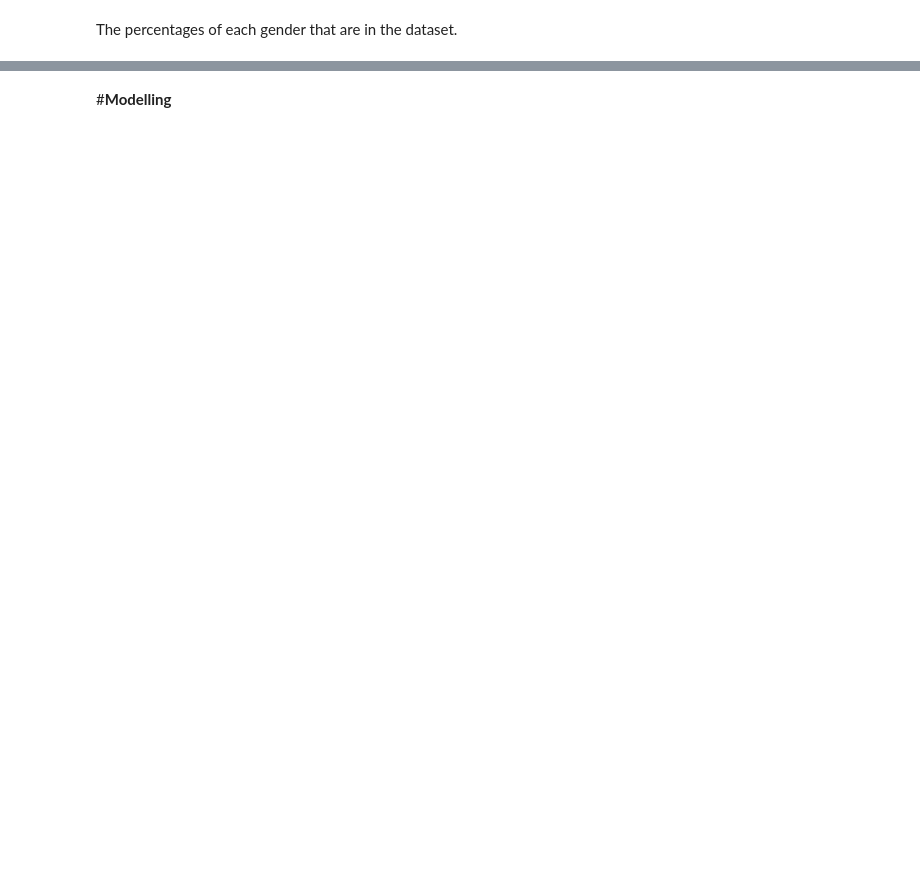
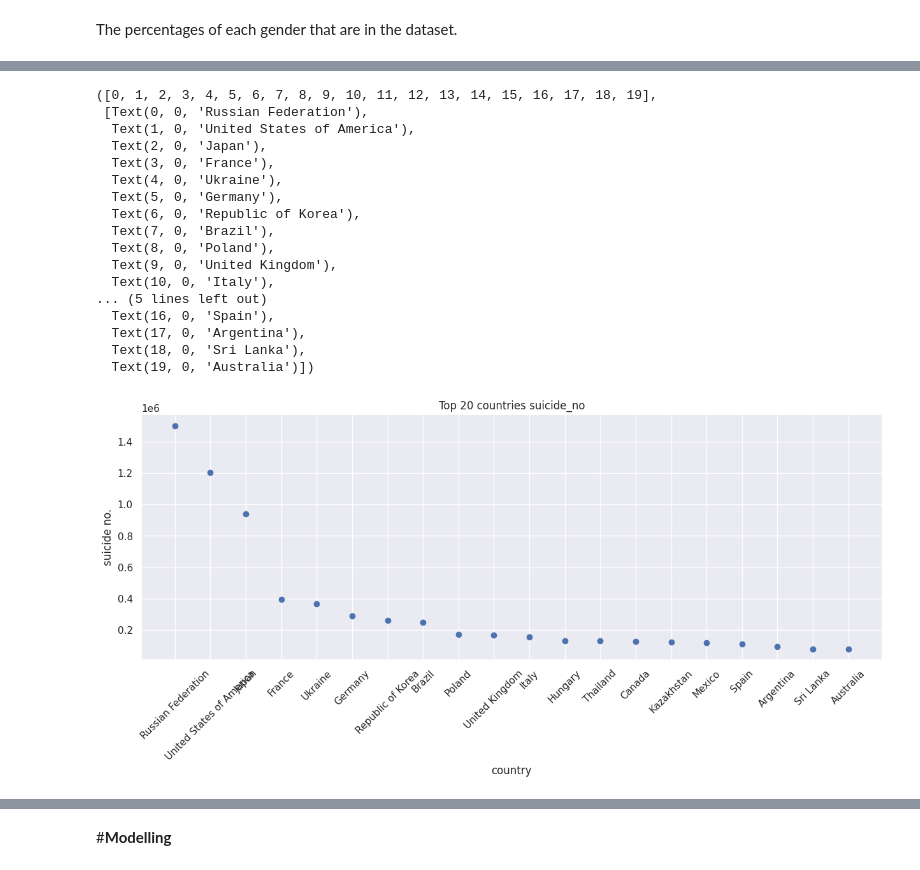
Before and after one commit to hegame1998/Suicide-Statistic, a Jupyter notebook: WHO_Suicide_Statistics.ipynb, the cells around one changed output, grey strips where cells are left out. Saved outputs shown, nothing was run; the diff lists cells and outputs as text; code cells hidden in the pictures; blank space fills up the shorter version.

```diff
--- a/WHO_Suicide_Statistics.ipynb
+++ b/WHO_Suicide_Statistics.ipynb
@@ -495,3 +495,32 @@ plt.show()
+# %%
+# 20 country of highest suicide rate
+plt.figure(figsize=(15,5))
+suicider_by_20c=list(suicide_df["suicides_no"].groupby(suicide_df["country"]).sum().sort_values(ascending=False).keys())[0:20]
+suicider_by_20n=list(suicide_df["suicides_no"].groupby(suicide_df["country"]).sum().sort_values(ascending=False))[0:20]
+plt.scatter(suicider_by_20c,suicider_by_20n)
+plt.xlabel("country")
+plt.ylabel("suicide no.")
+plt.title("Top 20 countries suicide_no")
+plt.xticks(rotation=45)
+# %% [output]
+([0, 1, 2, 3, 4, 5, 6, 7, 8, 9, 10, 11, 12, 13, 14, 15, 16, 17, 18, 19],
+ [Text(0, 0, 'Russian Federation'),
+  Text(1, 0, 'United States of America'),
+  Text(2, 0, 'Japan'),
+  Text(3, 0, 'France'),
+  Text(4, 0, 'Ukraine'),
+  Text(5, 0, 'Germany'),
+  Text(6, 0, 'Republic of Korea'),
+  Text(7, 0, 'Brazil'),
+  Text(8, 0, 'Poland'),
+  Text(9, 0, 'United Kingdom'),
+  Text(10, 0, 'Italy'),
+... (5 lines left out)
+  Text(16, 0, 'Spain'),
+  Text(17, 0, 'Argentina'),
+  Text(18, 0, 'Sri Lanka'),
+  Text(19, 0, 'Australia')])
+[figure, added]
 # %%
 # Numbers of suicider during the years
 suicide_df.groupby('year')['suicides_no'].sum().plot(kind='line', figsize=(8, 4))
```
Also changed, not shown: parts of 9 cells of this notebook.
